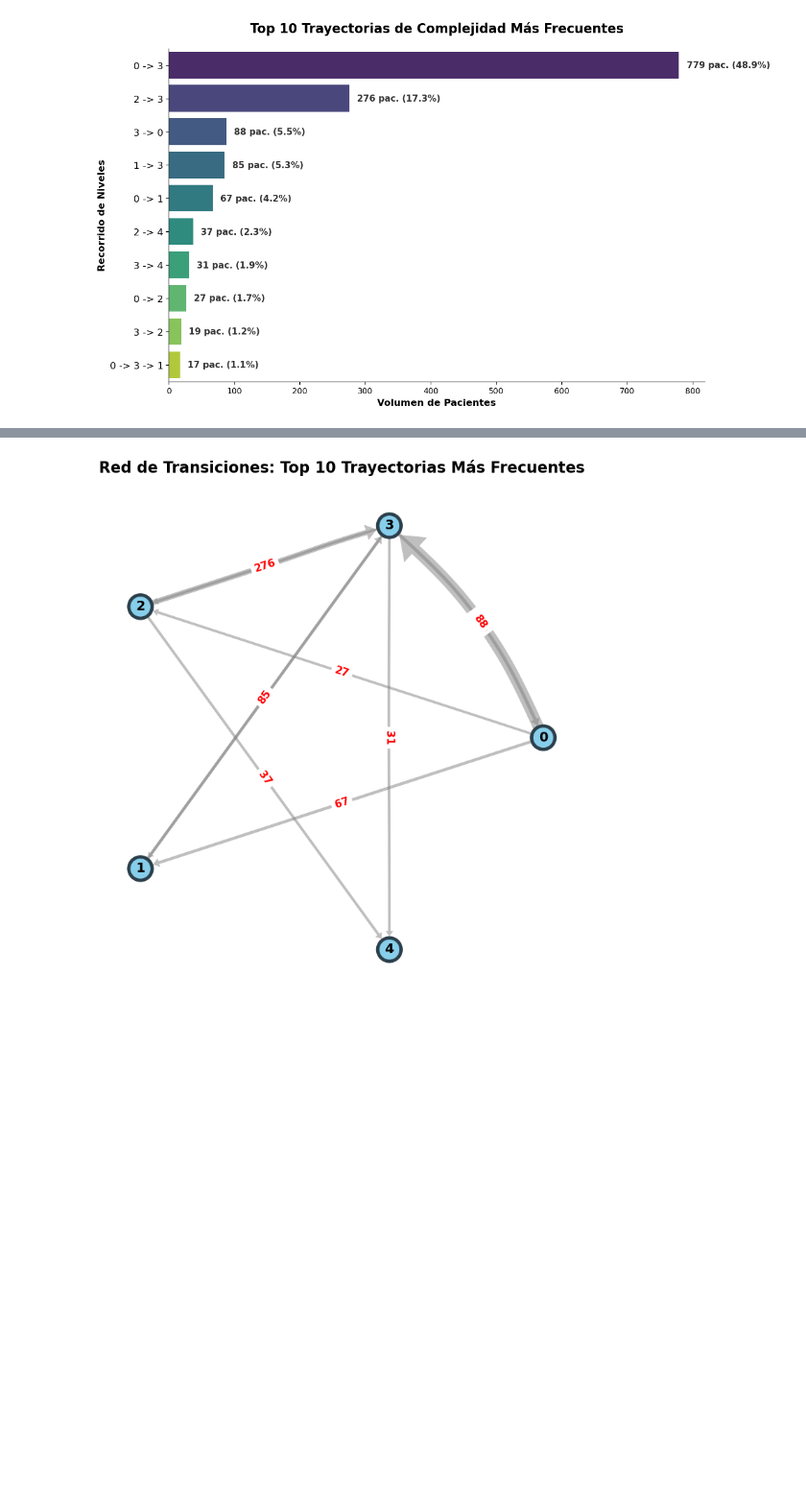
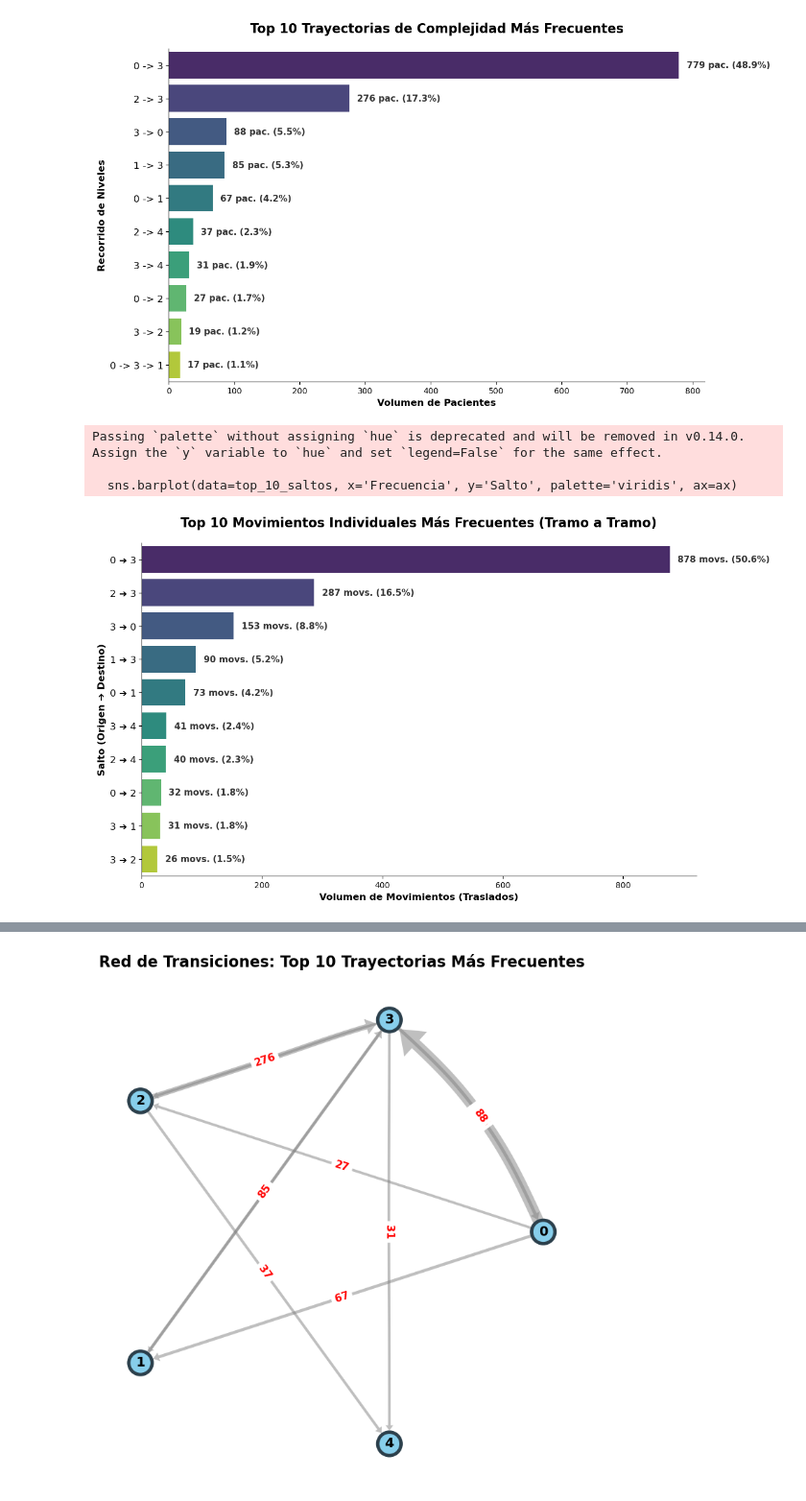
Before and after one commit to micagonzdark/RedesHospitales, a Jupyter notebook: notebooks/07_JAIIO_trayectorias.ipynb, the cells around one changed output, grey strips where cells are left out. Shown at 96% size. Cells and saved outputs as stored; diff of their text form; code cells hidden in the pictures; blank space fills up the shorter version.

```diff
--- a/notebooks/07_JAIIO_trayectorias.ipynb
+++ b/notebooks/07_JAIIO_trayectorias.ipynb
@@ -138,3 +138,61 @@ Passing `palette` without assigning `hue` is deprecated and will be removed in v
 
   sns.barplot(data=top_10, x='Frecuencia', y='Ruta', palette='viridis', ax=ax)
 [figure]
+# %%
+# ==========================================================
+# 4 (MODIFICADO). CÁLCULO DE FRECUENCIAS Y PORCENTAJES POR SALTO INDIVIDUAL
+# ==========================================================
+
+# 1. Convertimos el Counter 'transiciones' (que calculaste en el bloque 1) a un DataFrame
+df_saltos = pd.DataFrame(transiciones.items(), columns=['Salto_Tupla', 'Frecuencia'])
+
+# 2. Formateamos la tupla (origen, destino) para que se lea lindo en el eje Y (ej: "0 ➔ 3")
+df_saltos['Salto'] = df_saltos['Salto_Tupla'].apply(lambda x: f"{x[0]} ➔ {x[1]}")
+
+# 3. Ordenamos de mayor a menor y nos quedamos con el Top 10
+top_10_saltos = df_saltos.sort_values(by='Frecuencia', ascending=False).head(10).reset_index(drop=True)
+
+# 4. Cálculo del porcentaje
+# ATENCIÓN: Como ahora contamos saltos individuales, un paciente puede generar varios saltos.
+# Por lo tanto, el porcentaje lo calculamos sobre el TOTAL DE MOVIMIENTOS de la red, no de pacientes.
+total_movimientos = df_saltos['Frecuencia'].sum()
+top_10_saltos['Porcentaje'] = (top_10_saltos['Frecuencia'] / total_movimientos) * 100
+
+# ==========================================================
+# 5 (MODIFICADO). VISUALIZACIÓN: GRÁFICO DE BARRAS HORIZONTALES (SALTOS)
+# ==========================================================
+
+fig, ax = plt.subplots(figsize=(12, 7))
+fig.patch.set_facecolor('white')
+
+# Dibujamos las barras apuntando al nuevo DataFrame 'top_10_saltos'
+sns.barplot(data=top_10_saltos, x='Frecuencia', y='Salto', palette='viridis', ax=ax)
+
+# Agregamos las etiquetas de datos al final de cada barra
+margen = top_10_saltos['Frecuencia'].max() * 0.015
+
+for index, row in top_10_saltos.iterrows():
+    # Nota: Cambié el sufijo "pac." por "movs." para reflejar que estamos contando traslados
+    texto_etiqueta = f"{int(row['Frecuencia'])} movs. ({row['Porcentaje']:.1f}%)"
+    ax.text(row['Frecuencia'] + margen, index, texto_etiqueta,
+            color='#333333', va="center", fontweight='bold', fontsize=11)
+
+# Estética y limpieza visual actualizadas al nuevo contexto
+ax.set_title("Top 10 Movimientos Individuales Más Frecuentes (Tramo a Tramo)", fontsize=16, fontweight='bold', pad=20)
+ax.set_xlabel("Volumen de Movimientos (Traslados)", fontsize=12, fontweight='bold')
+ax.set_ylabel("Salto (Origen ➔ Destino)", fontsize=12, fontweight='bold')
+
+# Ocultar bordes superior y derecho
+ax.spines['right'].set_visible(False)
+ax.spines['top'].set_visible(False)
+
+# Tamaño de las etiquetas del eje Y
+ax.tick_params(axis='y', labelsize=12)
+
+plt.tight_layout()
+plt.show()
+# %% [output]
+Passing `palette` without assigning `hue` is deprecated and will be removed in v0.14.0. Assign the `y` variable to `hue` and set `legend=False` for the same effect.
+
+  sns.barplot(data=top_10_saltos, x='Frecuencia', y='Salto', palette='viridis', ax=ax)
+[figure, added]
```
Also changed, not shown: parts of 8 cells of this notebook, 1 other file.
